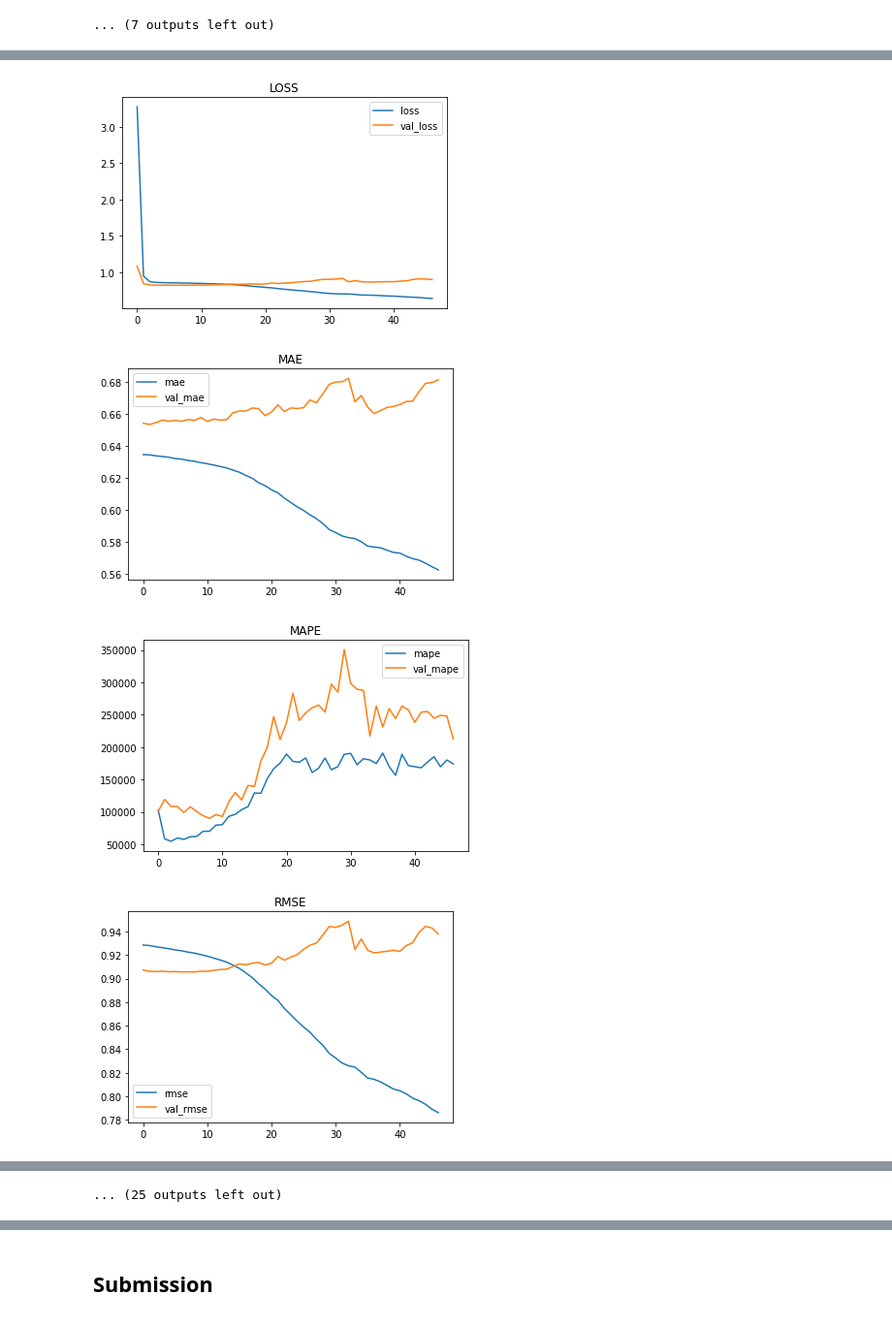
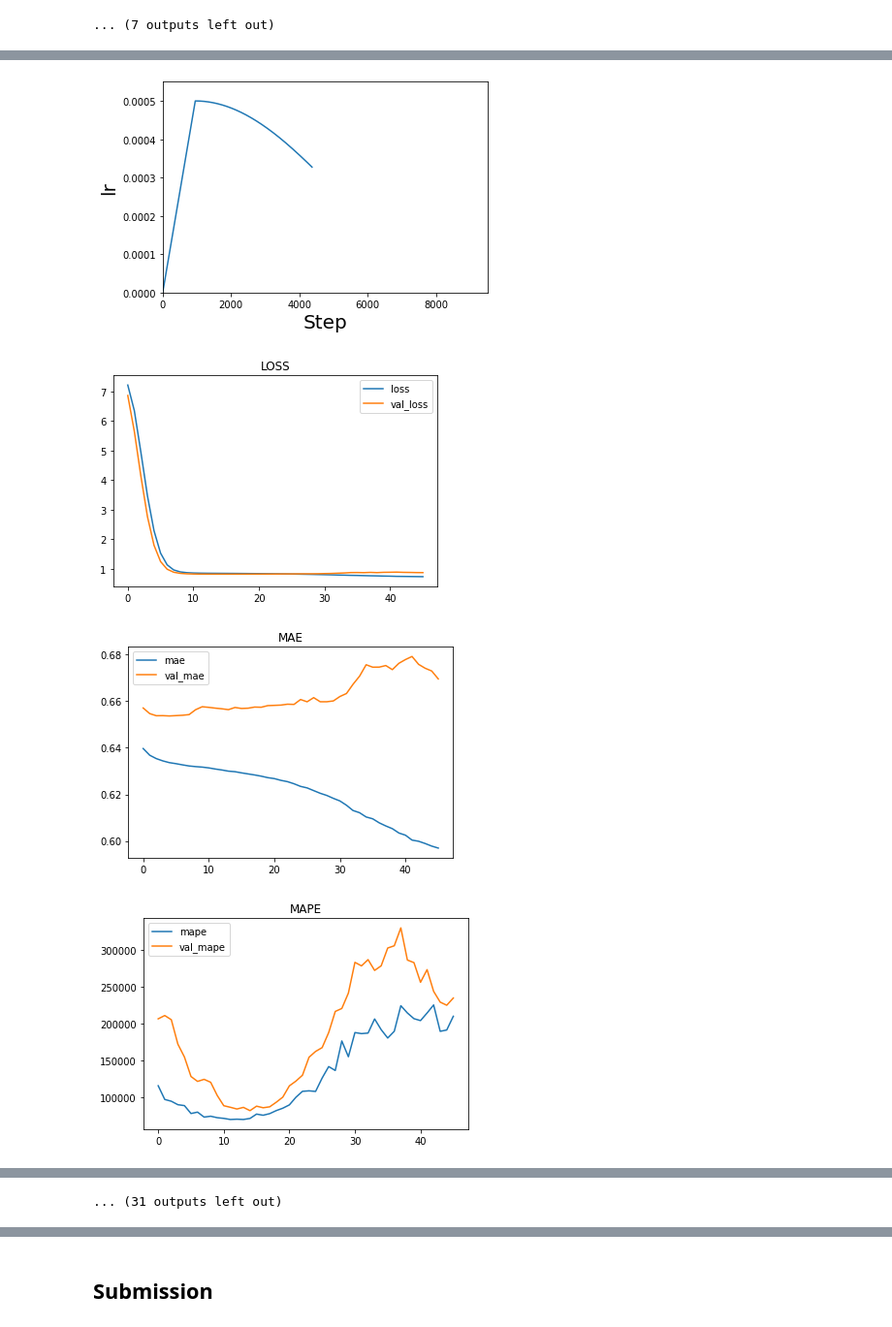
Before and after one commit to gorixer/Ubiquant_Market_Prediction, a Jupyter notebook: protos/DNN-market-prediction_1.ipynb, the cells around one changed output, grey strips where cells are left out. Shown at 97% size. Drawn from its saved outputs; the diff is of its cells as text; code cells hidden in the pictures.

```diff
--- a/protos/DNN-market-prediction_1.ipynb
+++ b/protos/DNN-market-prediction_1.ipynb
@@ -842,7 +820,6 @@ def make_dataset(file_paths, batch_size=config.batch_size, mode="train"):
     ds = ds.batch(batch_size).cache().prefetch(tf.data.AUTOTUNE)
     return ds
 # %%
-data_path = config.tf_record_dataset_path
-# train_path = f"{config.tf_record_dataset_path}fold_{0}_train.tfrecords"
-train_path = data_path+"/fold_0_train.tfrecords"
-tmp = make_dataset([train_path])
+# data_path = config.tf_record_dataset_path
+# train_path = data_path+"/fold_0_train.tfrecords"
+# tmp = make_dataset([train_path])
@@ -849,9 +835,16 @@ tmp = make_dataset([train_path])
+# %%
+def scheduler_plot(lr_scheduler, total_steps, learning_rate_base):
+    plt.plot(lr_scheduler.learning_rates)
+    plt.xlabel('Step', fontsize=20)
+    plt.ylabel('lr', fontsize=20)
+    plt.axis([0, total_steps, 0, learning_rate_base*1.1])
 # %%
 models = []
-data_path = Path(config.tf_record_dataset_path)
-save_path = Path(config.output_dataset_path)
-log =
+log_df = pd.read_csv(config.output_result_path+'/result.csv')
+preds = []
+targets = []
 for i in tqdm(range(config.n_splits), total=config.n_splits):
+    log = {'Model':config.model, 'lr':config.lr, 'epochs':config.epochs, 'batch':config.batch_size, 'cv':config.cv, 'fold':i, 'lr_scheduler':config.lr_scheduler}
     print(f'=======================fold : {i}=======================')
     train_path = f"{config.tf_record_dataset_path}/fold_{i}_train.tfrecords"
     valid_path = f"{config.tf_record_dataset_path}/fold_{i}_test.tfrecords"
@@ -871,17 +864,36 @@ for i in tqdm(range(config.n_splits), total=config.n_splits):
                                            hold_base_rate_steps=hbrs)
         history = model.fit(train_ds, epochs=config.epochs, validation_data=valid_ds, callbacks=[checkpoint, early_stop, lr_scheduler])
         model.load_weights(f"{config.output_dataset_path}/{config.model}_lr{config.lr}_epochs{config.epochs}_batch{config.batch_size}_fold{i}.tf")
+
+
+        end_epochs = len(history.history['loss'])
+        log['end_epochs'] = end_epochs
+        scheduler_plot(lr_scheduler, ts, lr)
         for metric in ["loss", "mae", "mape", "rmse", "correlation"]:
             pd.DataFrame(history.history, columns=[metric, f"val_{metric}"]).plot()
             plt.title(metric.upper())
             plt.show()
     else:
-        model.load_weights(f"{config.output_dataset_path}/model_{i}.tf")
+        model.load_weights(f"{config.output_dataset_path}/{config.model}_lr{config.lr}_epochs{config.epochs}_batch{config.batch_size}_fold{i}.tf")
+
     y_vals = []
     for _, y in valid_ds:
-        y_vals += list(y.numpy().reshape(-1))
-    y_val = np.array(y_vals)
-    pearson_score = stats.pearsonr(model.predict(valid_ds).reshape(-1), y_val)[0]
+        y_vals += y.numpy().reshape(-1).tolist()
+
+    targets += y_vals
+    pred = model.predict(valid_ds).reshape(-1)
+    preds += pred.tolist()
+
+    pearson_score = stats.pearsonr(pred, np.array(y_vals))[0]
+
+    log['corr'] = pearson_score
+    log_df = log_df.append(log, ignore_index=True)
     models.append(model)
     print(f"Pearson Score: {pearson_score}")
+
+log_df.to_csv(config.output_result_path+'/result.csv', index=False)
+print('-'*60)
+# この計算はCVの長さが違うから間違ってる
+score = stats.pearsonr(np.array(preds), np.array(targets))[0]
+print(f'TOTAL SCORE : {score}')
 # %% [output]
@@ -905,4 +917,4 @@ Epoch 47/1000
-[figure, old version]
+[figure, new version]
-[figure, old version]
+[figure, new version]
-[figure, old version]
+[figure, new version]
-[figure, old version]
+[figure, new version]
@@ -932 +944 @@ Epoch 45/1000
-... (25 outputs left out)
+... (31 outputs left out)
```
Also changed, not shown: parts of 11 cells of this notebook.
